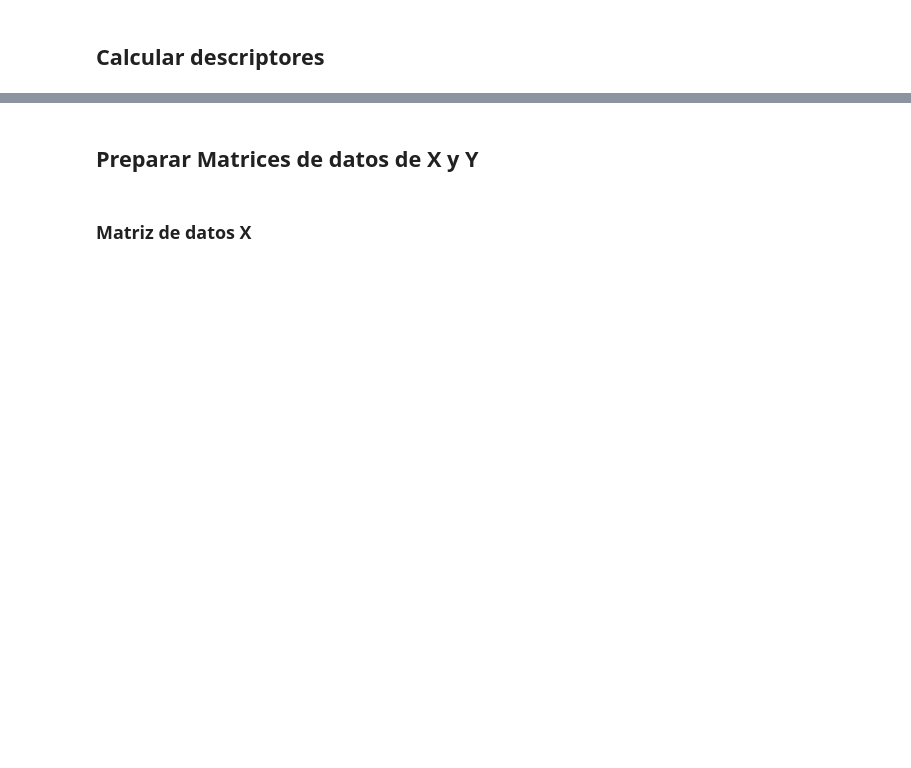
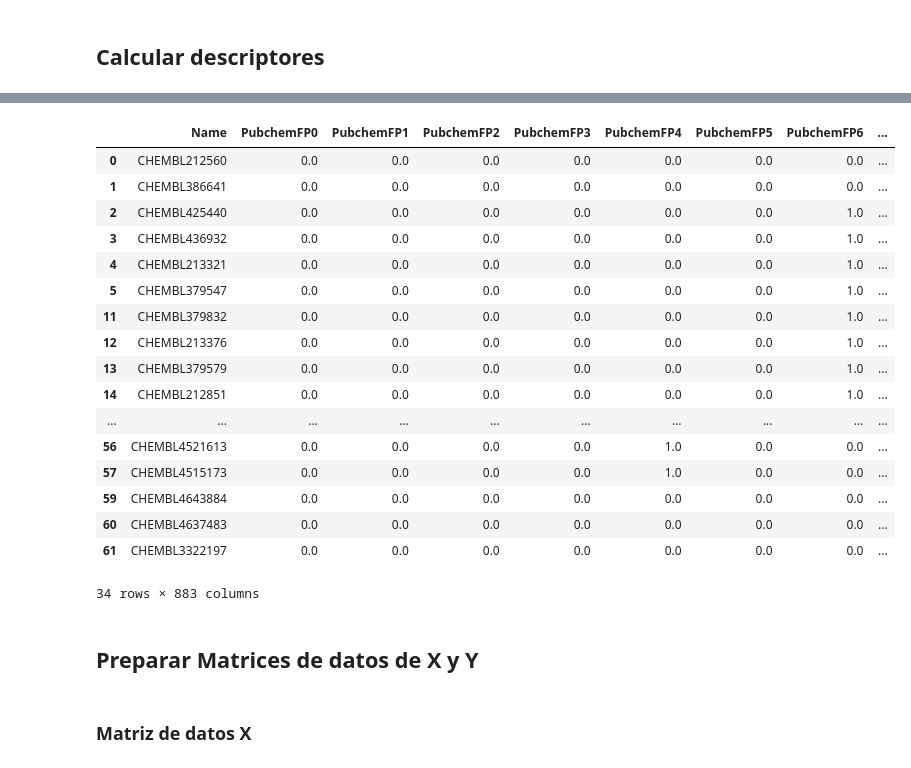
Before and after one commit to rromerov/Proyecto_Integrador, a Jupyter notebook: Avance2/Avance2.12.ipynb, the cells around one changed output, grey strips where cells are left out. Saved outputs shown, nothing was run; the diff lists cells and outputs as text; code cells hidden in the pictures; blank space fills up the shorter version.

```diff
--- a/Avance2/Avance2.12.ipynb
+++ b/Avance2/Avance2.12.ipynb
@@ -32,0 +294,3 @@ df.head()
+# %%
+df_plc50_two_classes = df_plc50[df_plc50['class'] != 'intermediate']
+df_plc50_two_classes.head(10)
@@ -82,3 +472,24 @@ data["SMILES"] = data["SMILES"].apply(Chem.MolToSmiles)
+# %%
+df_pubchem_fp_pic
+# %% [output]
+|  | Name | PubchemFP0 | PubchemFP1 | PubchemFP2 | PubchemFP3 | PubchemFP4 | PubchemFP5 | PubchemFP6 | ... |
+| 0 | CHEMBL212560 | 0.0 | 0.0 | 0.0 | 0.0 | 0.0 | 0.0 | 0.0 | ... |
+| 1 | CHEMBL386641 | 0.0 | 0.0 | 0.0 | 0.0 | 0.0 | 0.0 | 0.0 | ... |
+| 2 | CHEMBL425440 | 0.0 | 0.0 | 0.0 | 0.0 | 0.0 | 0.0 | 1.0 | ... |
+| 3 | CHEMBL436932 | 0.0 | 0.0 | 0.0 | 0.0 | 0.0 | 0.0 | 1.0 | ... |
+| 4 | CHEMBL213321 | 0.0 | 0.0 | 0.0 | 0.0 | 0.0 | 0.0 | 1.0 | ... |
+| 5 | CHEMBL379547 | 0.0 | 0.0 | 0.0 | 0.0 | 0.0 | 0.0 | 1.0 | ... |
+| 11 | CHEMBL379832 | 0.0 | 0.0 | 0.0 | 0.0 | 0.0 | 0.0 | 1.0 | ... |
+| 12 | CHEMBL213376 | 0.0 | 0.0 | 0.0 | 0.0 | 0.0 | 0.0 | 1.0 | ... |
+| 13 | CHEMBL379579 | 0.0 | 0.0 | 0.0 | 0.0 | 0.0 | 0.0 | 1.0 | ... |
+| 14 | CHEMBL212851 | 0.0 | 0.0 | 0.0 | 0.0 | 0.0 | 0.0 | 1.0 | ... |
+| ... | ... | ... | ... | ... | ... | ... | ... | ... | ... |
+| 56 | CHEMBL4521613 | 0.0 | 0.0 | 0.0 | 0.0 | 1.0 | 0.0 | 0.0 | ... |
+| 57 | CHEMBL4515173 | 0.0 | 0.0 | 0.0 | 0.0 | 1.0 | 0.0 | 0.0 | ... |
+| 59 | CHEMBL4643884 | 0.0 | 0.0 | 0.0 | 0.0 | 0.0 | 0.0 | 0.0 | ... |
+| 60 | CHEMBL4637483 | 0.0 | 0.0 | 0.0 | 0.0 | 0.0 | 0.0 | 0.0 | ... |
+| 61 | CHEMBL3322197 | 0.0 | 0.0 | 0.0 | 0.0 | 0.0 | 0.0 | 0.0 | ... |
+34 rows × 883 columns
 # %% [markdown]
 ## Preparar Matrices de datos de X y Y
 # %% [markdown]
```
Also changed, not shown: parts of 52 cells of this notebook.
